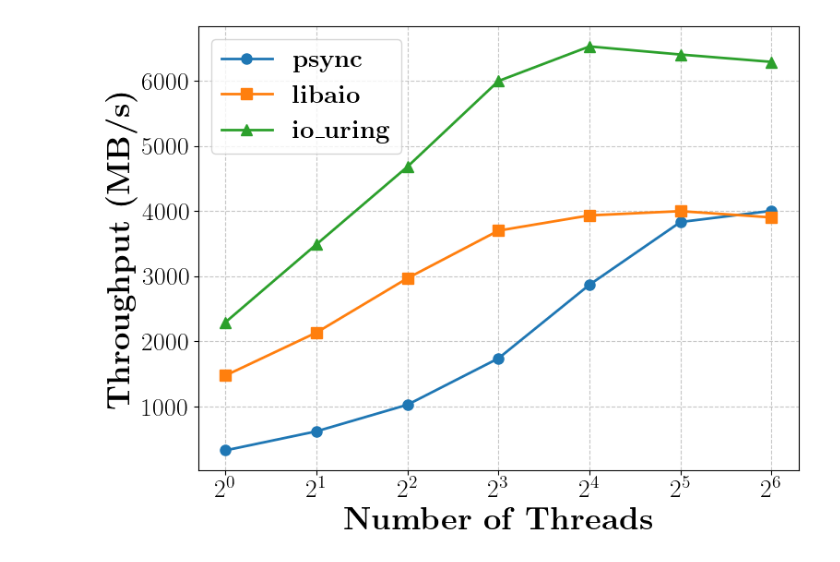
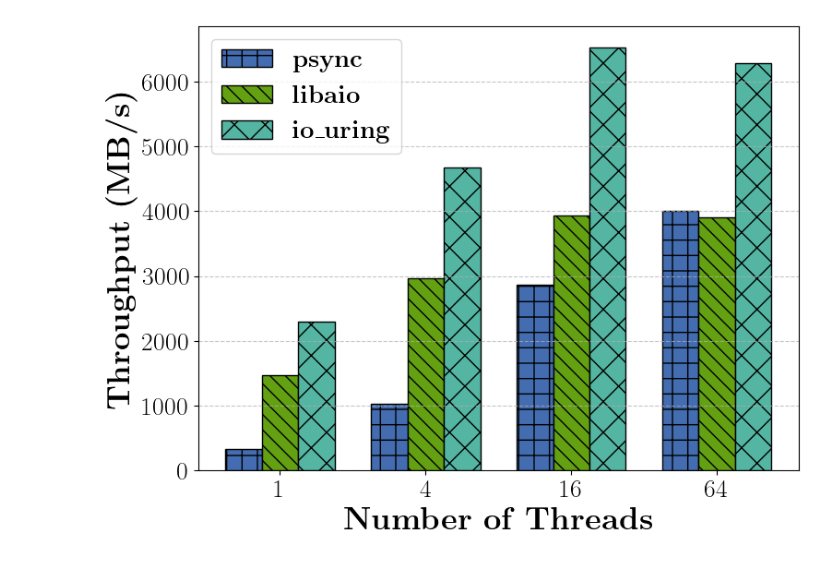
Before and after one commit to collectcrop/cost-model, a Jupyter notebook: experiments/io_bench/IO_bench.ipynb, the cells around one changed output. Cells and saved outputs as stored; diff of their text form; code cells hidden in the pictures.

```diff
--- a/experiments/io_bench/IO_bench.ipynb
+++ b/experiments/io_bench/IO_bench.ipynb
@@ -3,54 +3,72 @@ import matplotlib.pyplot as plt
 import pandas as pd
 import numpy as np
 
-# plt.rcParams['font.family'] = 'sans-serif'
-# plt.rcParams['font.serif'] = ['Times New Roman']
-
-# plt.rcParams['text.usetex'] = False       # 不用外部 LaTeX
-# plt.rcParams['lines.markersize'] = 8
-# plt.rcParams['font.size'] = 16
 plt.rcParams['font.family'] = 'serif'
 plt.rcParams['font.serif'] = ['Computer Modern']
 plt.rcParams['text.usetex'] = True
 plt.rcParams['lines.markersize'] = 8
 plt.rcParams['font.size'] = 16
 
 def load_data(mode,threads):
     res = []
     for thread in threads:
         with open(f"results/{mode}_{thread}.txt") as f:
             total = 0
             cnt = 0
             data = f.readlines()
             for i,line in enumerate(data):
                 throughput = float(line.split("=")[1][:-1])
                 total += throughput
 
             res.append(total/len(data))
     return res
 
-threads = [1,2,4,8,16,32,64]        #,128,256,512,1024,2048,4096,8192,16384
+threads = [1,4,16,64]        #,128,256,512,1024,2048,4096,8192,16384
 psync = load_data("psync",threads)
 libaio = load_data("libaio",threads)
 io_uring = load_data("io_uring",threads)
 
-plt.figure(figsize=(8,6))
+# plt.figure(figsize=(8,6))
 
-plt.plot(threads, psync, marker='o', label=r"\textbf{psync}", linewidth=2)
-plt.plot(threads, libaio, marker='s', label=r"\textbf{libaio}", linewidth=2)
-plt.plot(threads, io_uring, marker='^', label=r"\textbf{io_uring}", linewidth=2)
+# plt.plot(threads, psync, marker='o', label=r"\textbf{psync}", linewidth=2)
+# plt.plot(threads, libaio, marker='s', label=r"\textbf{libaio}", linewidth=2)
+# plt.plot(threads, io_uring, marker='^', label=r"\textbf{io_uring}", linewidth=2)
 
-plt.xlabel(r"\textbf{Number of Threads}",fontsize=25)
-plt.ylabel(r"\textbf{Throughput (MB/s)}",fontsize=25)
+# plt.xlabel(r"\textbf{Number of Threads}",fontsize=25)
+# plt.ylabel(r"\textbf{Throughput (MB/s)}",fontsize=25)
+# plt.tick_params(axis='both', which='major', labelsize=20)
+# # plt.title("I/O Scalability with Different Strategies")
+# plt.xscale("log", base=2)
+# plt.xticks(threads)
+# plt.grid(True, which="both", linestyle="--", alpha=0.7)
+# plt.legend(fontsize=20,loc="best")
+
+# plt.tight_layout()
+# plt.savefig("io_bench_results.pdf")
+# plt.show()
+
+plt.figure(figsize=(8, 6))
+
+x = np.arange(len(threads))   # 0,1,2,3... 作为每组的位置
+width = 0.25                  # 每个柱子的宽度（可调）
+
+plt.bar(x - width, psync,   width=width, label=r"\textbf{psync}",facecolor="#436DB0",hatch="+",edgecolor='black')
+plt.bar(x,         libaio, width=width, label=r"\textbf{libaio}",facecolor="#63A112",hatch="\\\\",edgecolor='black')
+plt.bar(x + width, io_uring,width=width, label=r"\textbf{io\_uring}",facecolor="#54B6A2",hatch="x",edgecolor='black')
+
+plt.xlabel(r"\textbf{Number of Threads}", fontsize=25)
+plt.ylabel(r"\textbf{Throughput (MB/s)}", fontsize=25)
 plt.tick_params(axis='both', which='major', labelsize=20)
-# plt.title("I/O Scalability with Different Strategies")
-plt.xscale("log", base=2)
-plt.xticks(threads)
-plt.grid(True, which="both", linestyle="--", alpha=0.7)
-plt.legend(fontsize=20,loc="best")
+
+# x 轴显示 threads
+plt.xticks(x, threads)
+
+
+plt.grid(True, axis="y", linestyle="--", alpha=0.7)
+plt.legend(fontsize=20, loc="best")
 
 plt.tight_layout()
 plt.savefig("io_bench_results.pdf")
 plt.show()
 # %% [output]
-[figure, old version]
+[figure, new version]
```
Also changed, not shown: 18 other files.
